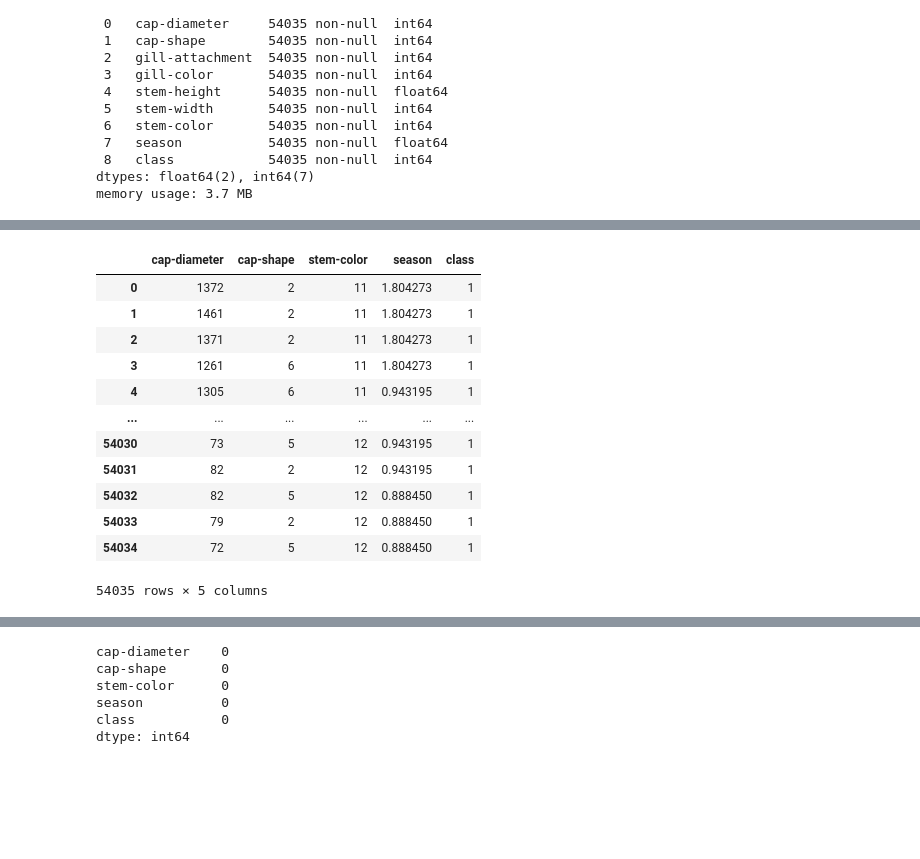
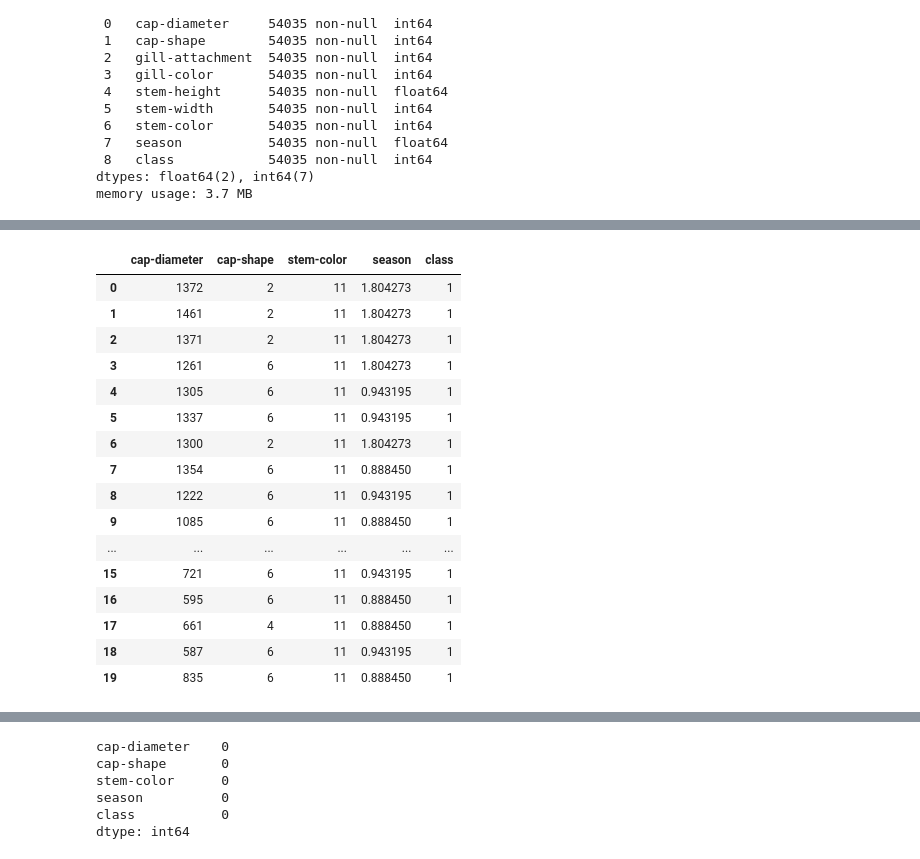
Before and after one commit to bagassarendra/MushroomClassification-MLP, a Jupyter notebook: mushroomclassification.ipynb, the cells around one changed output, grey strips where cells are left out. Saved outputs shown, nothing was run; the diff lists cells and outputs as text; code cells hidden in the pictures; blank space fills up the shorter version.

```diff
--- a/mushroomclassification.ipynb
+++ b/mushroomclassification.ipynb
@@ -72,18 +106,22 @@ memory usage: 3.7 MB
 columns_new = ['cap-diameter', 'cap-shape', 'stem-color', 'season', 'class']
 datajamur = data[columns_new]
 # %%
-datajamur
+datajamur.head(20)
 # %% [output]
 |  | cap-diameter | cap-shape | stem-color | season | class |
 | 0 | 1372 | 2 | 11 | 1.804273 | 1 |
 | 1 | 1461 | 2 | 11 | 1.804273 | 1 |
 | 2 | 1371 | 2 | 11 | 1.804273 | 1 |
 | 3 | 1261 | 6 | 11 | 1.804273 | 1 |
 | 4 | 1305 | 6 | 11 | 0.943195 | 1 |
+| 5 | 1337 | 6 | 11 | 0.943195 | 1 |
+| 6 | 1300 | 2 | 11 | 1.804273 | 1 |
+| 7 | 1354 | 6 | 11 | 0.888450 | 1 |
+| 8 | 1222 | 6 | 11 | 0.943195 | 1 |
+| 9 | 1085 | 6 | 11 | 0.888450 | 1 |
 | ... | ... | ... | ... | ... | ... |
-| 54030 | 73 | 5 | 12 | 0.943195 | 1 |
-| 54031 | 82 | 2 | 12 | 0.943195 | 1 |
-| 54032 | 82 | 5 | 12 | 0.888450 | 1 |
-| 54033 | 79 | 2 | 12 | 0.888450 | 1 |
-| 54034 | 72 | 5 | 12 | 0.888450 | 1 |
+| 15 | 721 | 6 | 11 | 0.943195 | 1 |
+| 16 | 595 | 6 | 11 | 0.888450 | 1 |
+| 17 | 661 | 4 | 11 | 0.888450 | 1 |
+| 18 | 587 | 6 | 11 | 0.943195 | 1 |
+| 19 | 835 | 6 | 11 | 0.888450 | 1 |
-54035 rows × 5 columns
```
Also changed, not shown: parts of 19 cells of this notebook.
